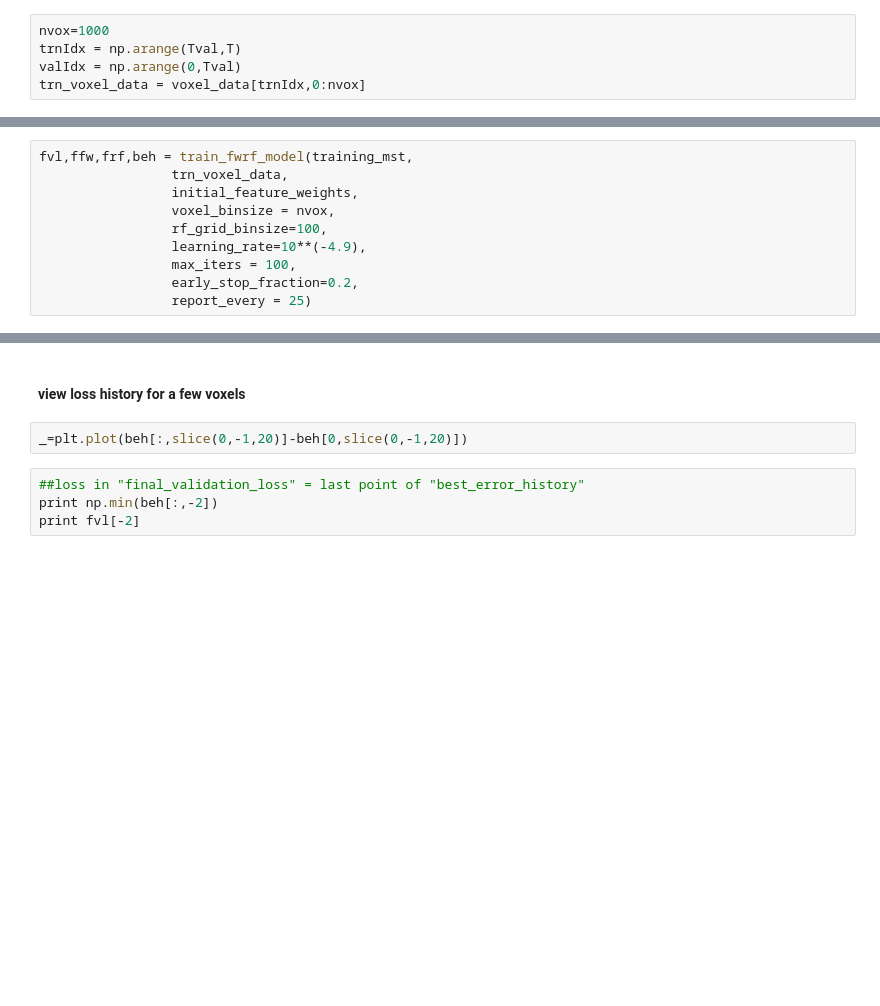
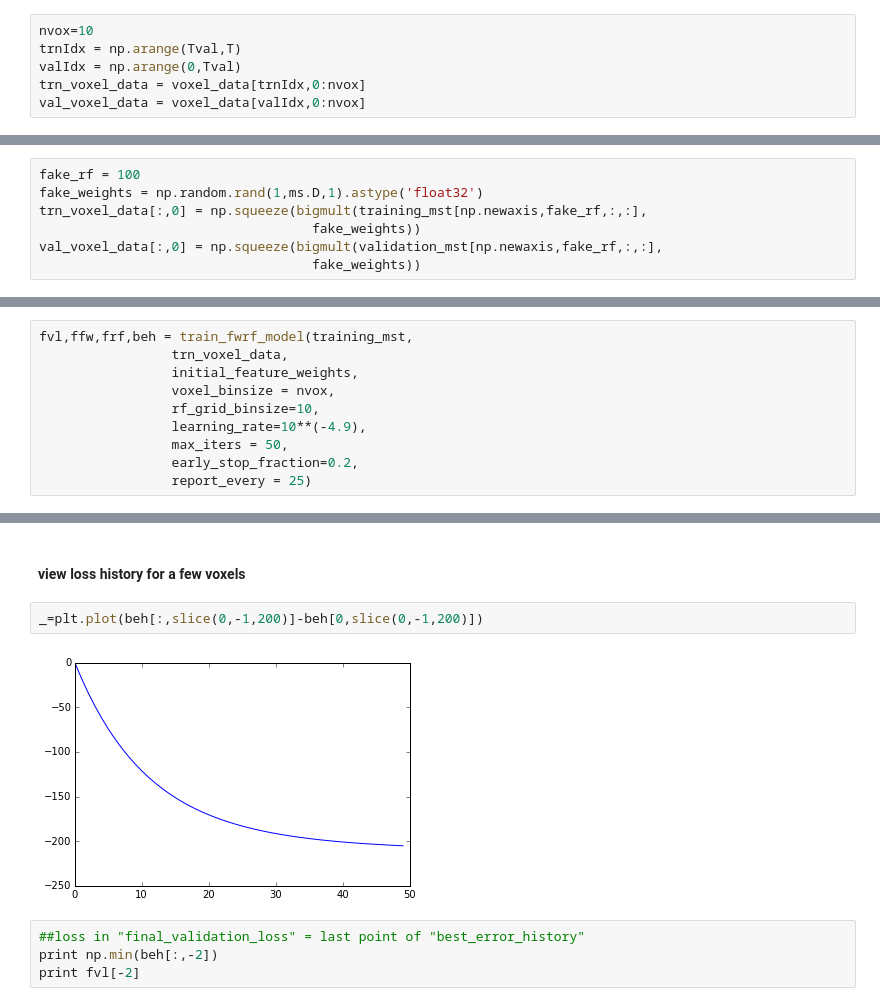
Before and after one commit to ChangdeDu/hrf_fitting, a Jupyter notebook: scripts/feature_weighted_crcns_vers_1p0.ipynb, the cells around one changed output, grey strips where cells are left out. Drawn from its saved outputs; the diff is of its cells as text; blank space fills up the shorter version.

```diff
--- a/scripts/feature_weighted_crcns_vers_1p0.ipynb
+++ b/scripts/feature_weighted_crcns_vers_1p0.ipynb
@@ -150,7 +216,8 @@ crcns_voxel_data.close()
 # %% [markdown]
 #### get training/validation views on voxel_data
 # %%
-nvox=1000
+nvox=10
 trnIdx = np.arange(Tval,T)
 valIdx = np.arange(0,Tval)
 trn_voxel_data = voxel_data[trnIdx,0:nvox]
+val_voxel_data = voxel_data[valIdx,0:nvox]
@@ -156,0 +226,7 @@ trn_voxel_data = voxel_data[trnIdx,0:nvox]
+# %%
+fake_rf = 100
+fake_weights = np.random.rand(1,ms.D,1).astype('float32')
+trn_voxel_data[:,0] = np.squeeze(bigmult(training_mst[np.newaxis,fake_rf,:,:],
+                                   fake_weights))
+val_voxel_data[:,0] = np.squeeze(bigmult(validation_mst[np.newaxis,fake_rf,:,:],
+                                   fake_weights))
@@ -167,8 +247,8 @@ fvl,ffw,frf,beh = train_fwrf_model(training_mst,
                  trn_voxel_data,
                  initial_feature_weights,
                  voxel_binsize = nvox,
-                 rf_grid_binsize=100,
+                 rf_grid_binsize=10,
                  learning_rate=10**(-4.9),
-                 max_iters = 100,
+                 max_iters = 50,
                  early_stop_fraction=0.2,
                  report_every = 25)
@@ -179,7 +279,9 @@ _=plt.plot(beh-beh[0,:])
 # %% [markdown]
 #### view loss history for a few voxels
 # %%
-_=plt.plot(beh[:,slice(0,-1,20)]-beh[0,slice(0,-1,20)])
+_=plt.plot(beh[:,slice(0,-1,200)]-beh[0,slice(0,-1,200)])
+# %% [output]
+[figure, added]
 # %%
 ##loss in "final_validation_loss" = last point of "best_error_history"
 print np.min(beh[:,-2])
```
Also changed, not shown: parts of 27 cells of this notebook, 3 other files.
